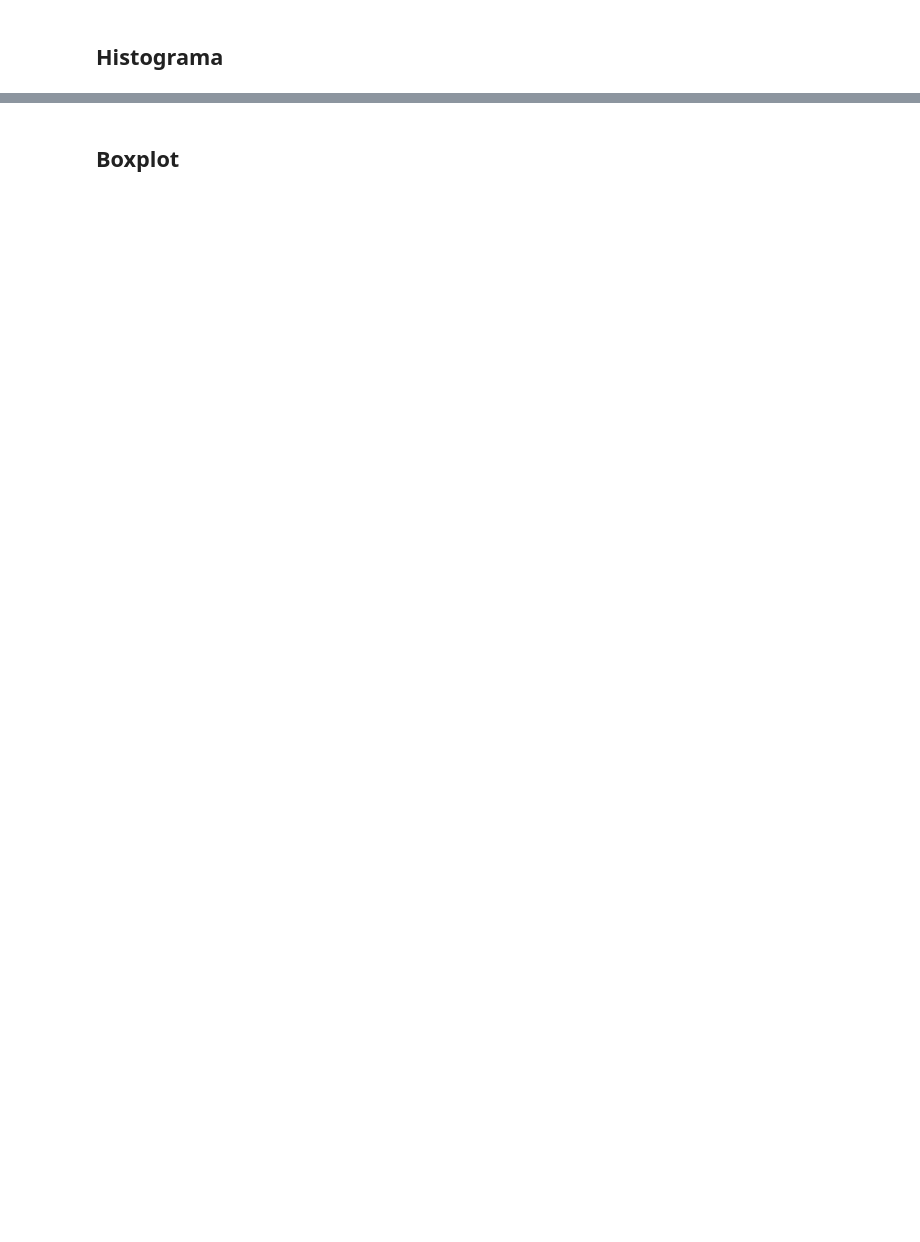
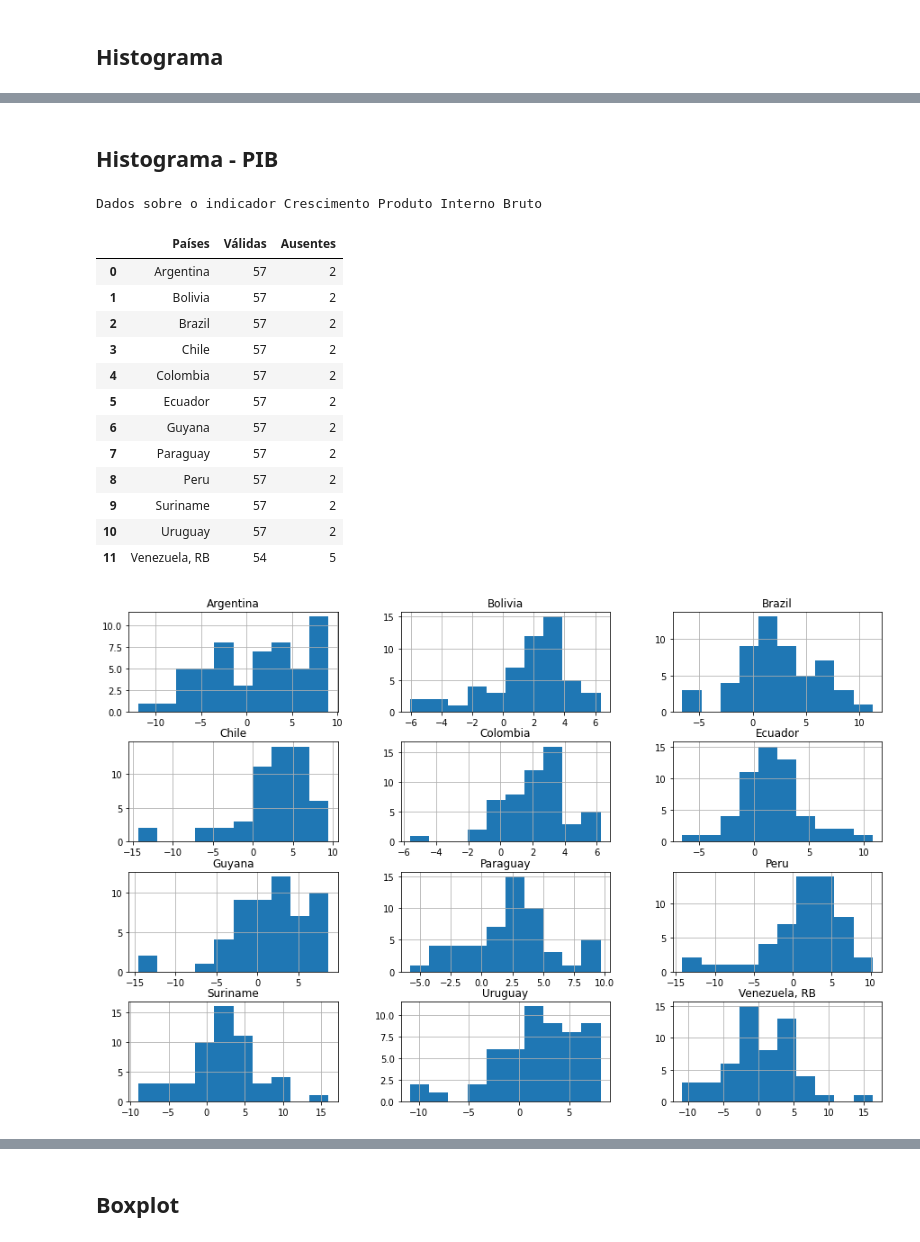
Before and after one commit to sganzerla/DPS852-Data-Science, a Jupyter notebook: T3/T3.ipynb, the cells around one changed output, grey strips where cells are left out. Cells and saved outputs as stored; diff of their text form; code cells hidden in the pictures; blank space fills up the shorter version.

Commit message:
chore: histogram

```diff
--- a/T3/T3.ipynb
+++ b/T3/T3.ipynb
@@ -87,0 +159,22 @@ gravar_arquivo(df_long, 'df_long_sul_ame.csv')
+# %% [markdown]
+## Histograma - PIB
+# %%
+
+dataframe_pib = ler_arquivo('df_pib_sul_ame.csv')
+gerar_grafico_histograma(dataframe_pib, "Crescimento Produto Interno Bruto")
+# %% [output]
+Dados sobre o indicador Crescimento Produto Interno Bruto
+|  | Países | Válidas | Ausentes |
+| 0 | Argentina | 57 | 2 |
+| 1 | Bolivia | 57 | 2 |
+| 2 | Brazil | 57 | 2 |
+| 3 | Chile | 57 | 2 |
+| 4 | Colombia | 57 | 2 |
+| 5 | Ecuador | 57 | 2 |
+| 6 | Guyana | 57 | 2 |
+| 7 | Paraguay | 57 | 2 |
+| 8 | Peru | 57 | 2 |
+| 9 | Suriname | 57 | 2 |
+| 10 | Uruguay | 57 | 2 |
+| 11 | Venezuela, RB | 54 | 5 |
+[figure, added]
```
Also changed, not shown: parts of 15 cells of this notebook.
